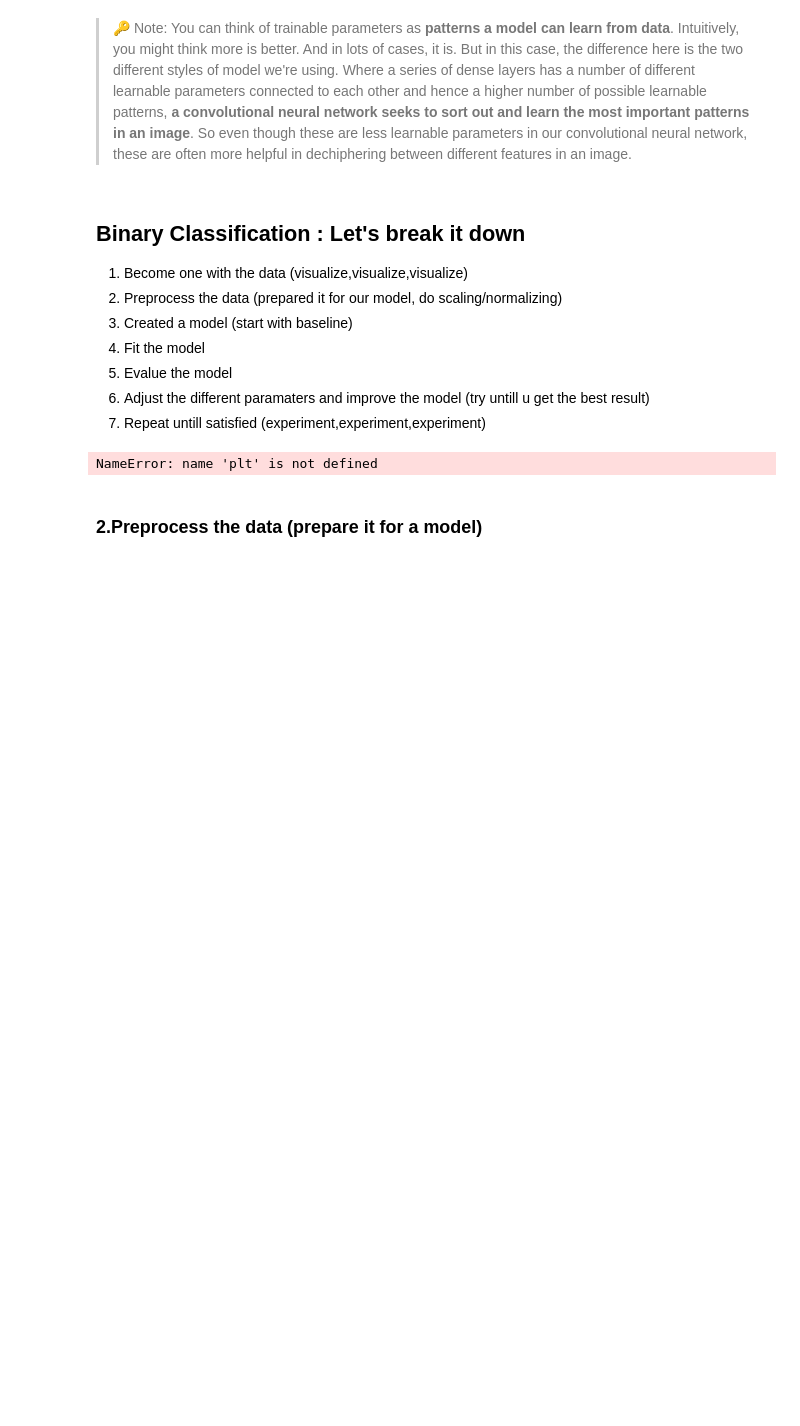
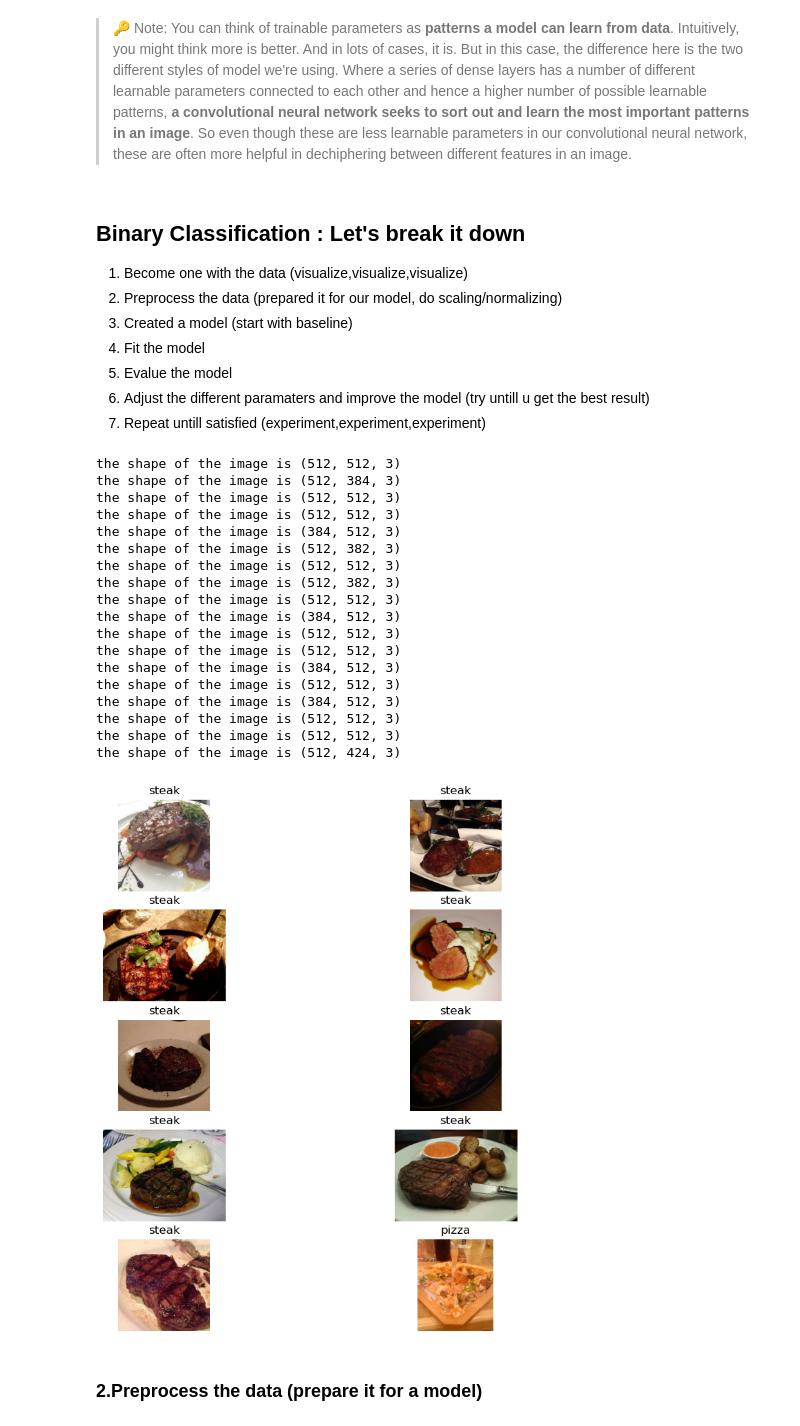
Before and after one commit to mageshyt/Machine-Learning-2023, a Jupyter notebook: Deep learning/03_introduction_to_computer_vision_with_tensorflow_video.ipynb, the cells around one changed output. Saved outputs shown, nothing was run; the diff lists cells and outputs as text; code cells hidden in the pictures; blank space fills up the shorter version.

```diff
--- a/Deep learning/03_introduction_to_computer_vision_with_tensorflow_video.ipynb
+++ b/Deep learning/03_introduction_to_computer_vision_with_tensorflow_video.ipynb
@@ -234,15 +231,33 @@ array([0, 0, 0, ..., 1, 1, 1], dtype=int32)
 # %%
 # visualize data
 
 plt.figure(figsize=(10,10))
 for i in range(1,10):
   plt.subplot(5,2,i) # row , col , sub plot
-  steak_image=view_random_image("pizza_steak/train/","steak")
+  steak_image=view_random_image("./data/pizza_steak/train/","steak")
   plt.subplot(5,2,i+1)
 
-  pizza_image=view_random_image("pizza_steak/train/","pizza")
+  pizza_image=view_random_image("./data/pizza_steak/train/","pizza")
 # %% [output]
-NameError: name 'plt' is not defined
+the shape of the image is (512, 512, 3)
+the shape of the image is (512, 384, 3)
+the shape of the image is (512, 512, 3)
+the shape of the image is (512, 512, 3)
+the shape of the image is (384, 512, 3)
+the shape of the image is (512, 382, 3)
+the shape of the image is (512, 512, 3)
+the shape of the image is (512, 382, 3)
+the shape of the image is (512, 512, 3)
+the shape of the image is (384, 512, 3)
+the shape of the image is (512, 512, 3)
+the shape of the image is (512, 512, 3)
+the shape of the image is (384, 512, 3)
+the shape of the image is (512, 512, 3)
+the shape of the image is (384, 512, 3)
+the shape of the image is (512, 512, 3)
+the shape of the image is (512, 512, 3)
+the shape of the image is (512, 424, 3)
+[figure, added]
 # %% [markdown]
 ### 2.Preprocess the data (prepare it for a model)
 # %%
```
Also changed, not shown: parts of 9 cells of this notebook, 7 other files.
